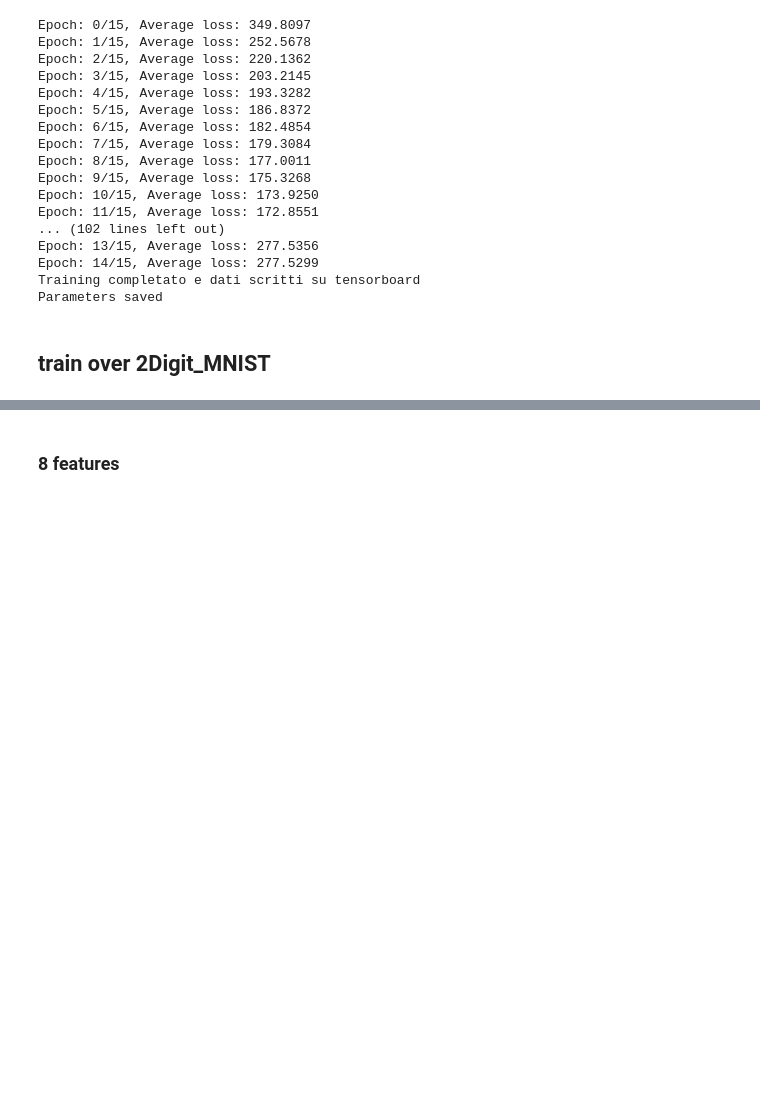
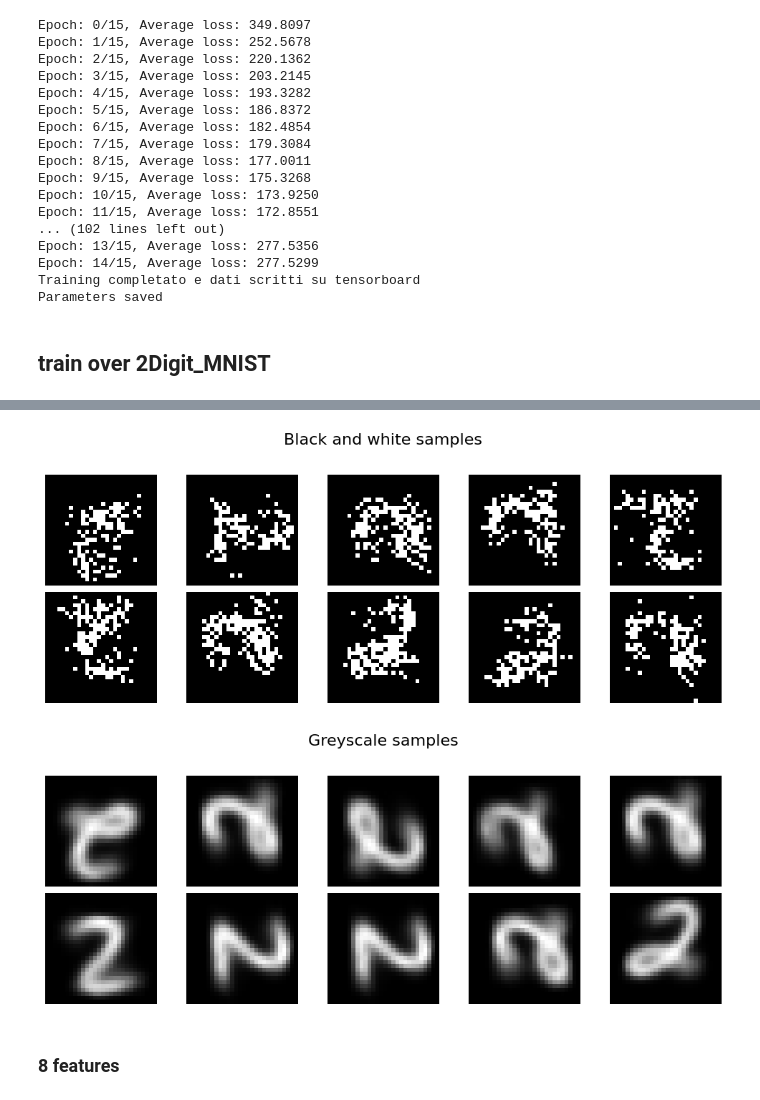
Before and after one commit to EnricoFrausin/discrete, a Jupyter notebook: code/train_notebook.ipynb, the cells around one changed output, grey strips where cells are left out. Drawn from its saved outputs; the diff is of its cells as text; code cells hidden in the pictures; blank space fills up the shorter version.

```diff
--- a/code/train_notebook.ipynb
+++ b/code/train_notebook.ipynb
@@ -402,0 +428,7 @@ input_dim = 784
+# %%
+writer = SummaryWriter(log_dir='/Users/enricofrausin/Programmazione/PythonProjects/Fisica/Architetture/VAE/discrete/runs/prior_Categorical/2MNIST/ld4_glog2_ep15_lmb01_dr05_gKLlog2_4hl_0')
+my_model = VAE_priorCategorical(input_dim=input_dim, latent_dim=4, categorical_dim=2, decrease_rate=0.5, device=device, num_hidden_layers=4, LayerNorm=False).to(device)
+optimizer = optim.Adam(my_model.parameters(), lr=md.learning_rate)
+train(my_model, writer=writer, train_loader=train_loader, val_loader=val_loader, optimizer=optimizer, device=device, epochs=15, _lambda=0.1)
+torch.save(my_model.state_dict(), '/Users/enricofrausin/Programmazione/PythonProjects/Fisica/Architetture/VAE/discrete/models_parameters/priorCategorical/2MNIST/ld4_glog2_ep15_lmb01_dr05_gKLlog2_4hl_0.pth')
+print('Parameters saved')
@@ -403,3 +453,8 @@ input_dim = 784
+# %%
+sample_images(my_model)
+# %% [output]
+[figure, added]
+[figure, added]
 # %% [markdown]
 ### 8 features
 # %%
```
Also changed, not shown: parts of 11 cells of this notebook, 43 other files.
